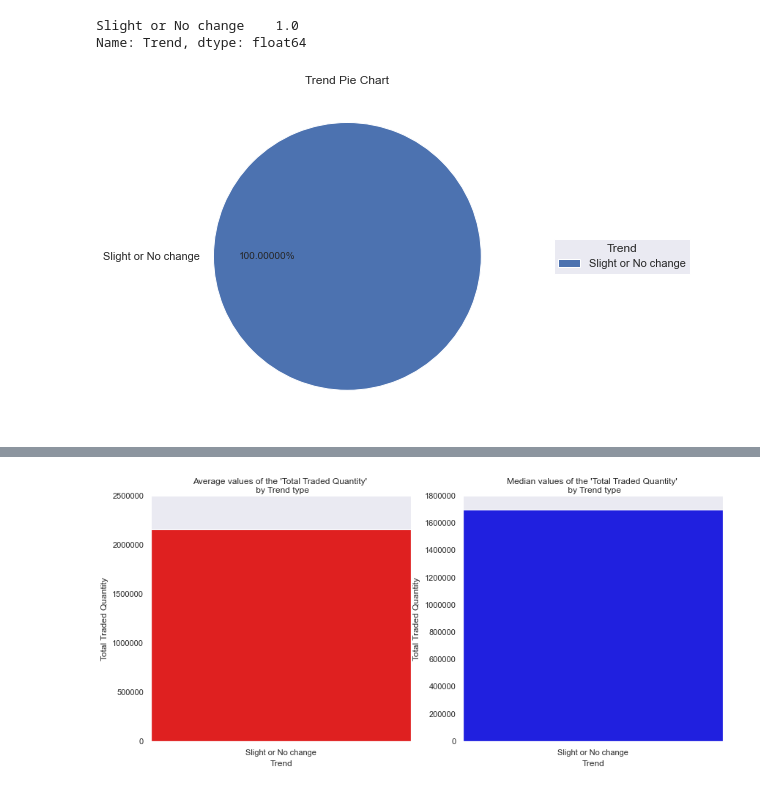
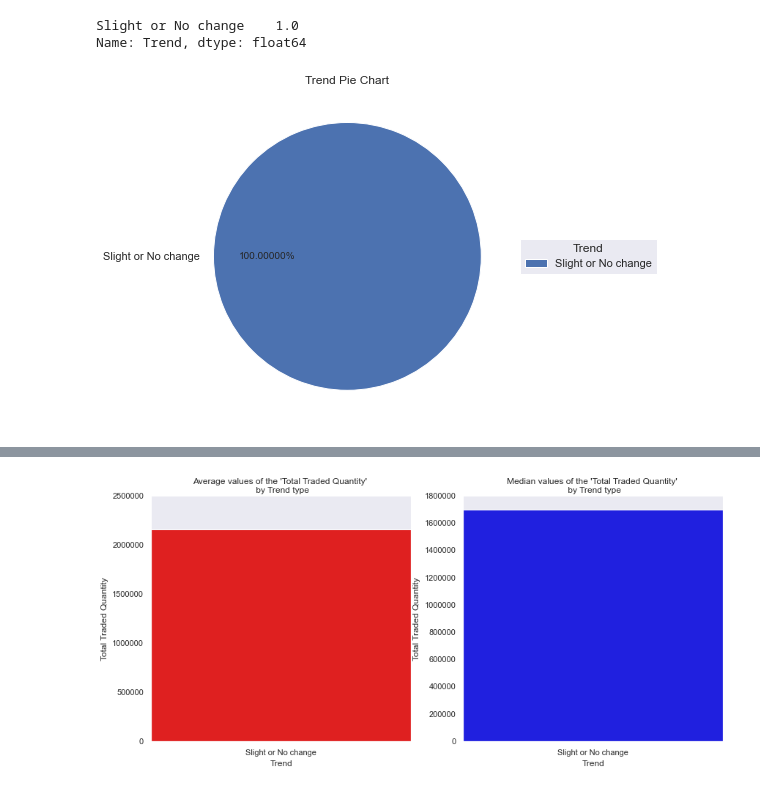
Before and after one commit to itsvivekghosh/aspiration.ai-ML_Internship-2020, a Jupyter notebook: Module 2/Module 2 Week 3.ipynb, the cells around one changed output, grey strips where cells are left out. Cells and saved outputs as stored; diff of their text form; code cells hidden in the pictures.

```diff
--- a/Module 2/Module 2 Week 3.ipynb
+++ b/Module 2/Module 2 Week 3.ipynb
@@ -183,7 +183,7 @@ df.head(2)
 | 2017-05-15 | TCS | EQ | 2017-05-15 | 2360.65 | 2375.1 | 2377.95 | 2341.60 | 2368.0 | 2365.10 | ... |
 | 2017-05-16 | TCS | EQ | 2017-05-16 | 2365.10 | 2380.0 | 2435.00 | 2373.45 | 2425.1 | 2429.15 | ... |
 # %%
-trend_groupby = df.groupby('Trend').count()['Symbol']
+trend_groupby = df.groupby('Trend')['Symbol'].count()
 trend_groupby
 # %% [output]
 Trend
@@ -197,16 +197,15 @@ Name: Trend, dtype: float64
 # %%
 fig, ax = plt.subplots(figsize=(6, 6))
 ax.pie(trend_groupby, labels=trend_groupby.index, autopct='%1.5f%%')
 
 ax.set_title("Trend Pie Chart")
 ax.legend(trend_groupby.index,
           title="Trend",
           loc="center left",
-          bbox_to_anchor=(1.1, 0, 0.5, 1))
-
+          bbox_to_anchor=(1, 0, 0.5, 1))
 plt.show()
 # %% [output]
-[figure, old version]
+[figure, new version]
 # %%
 df.head(3)
 # %% [output]
```
Also changed, not shown: parts of 27 cells of this notebook, 2 other files.
